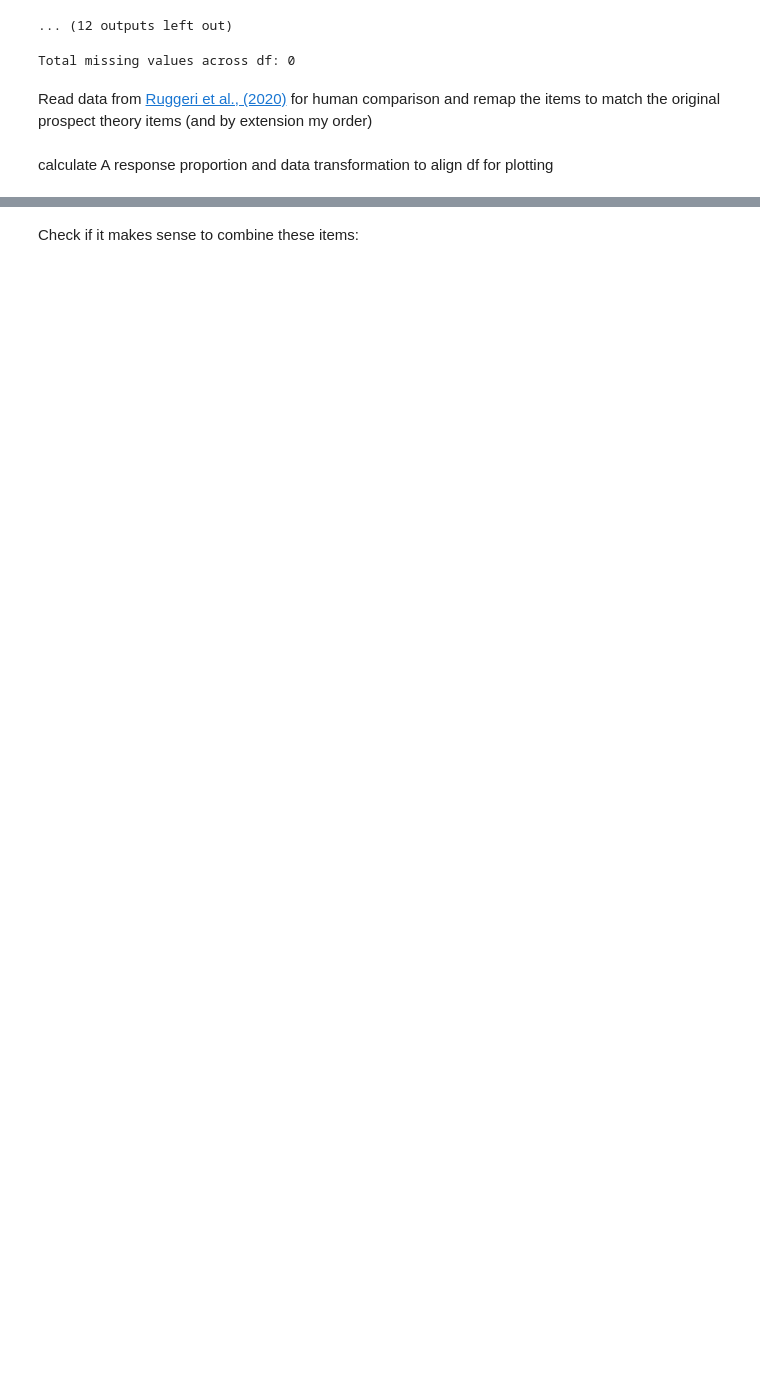
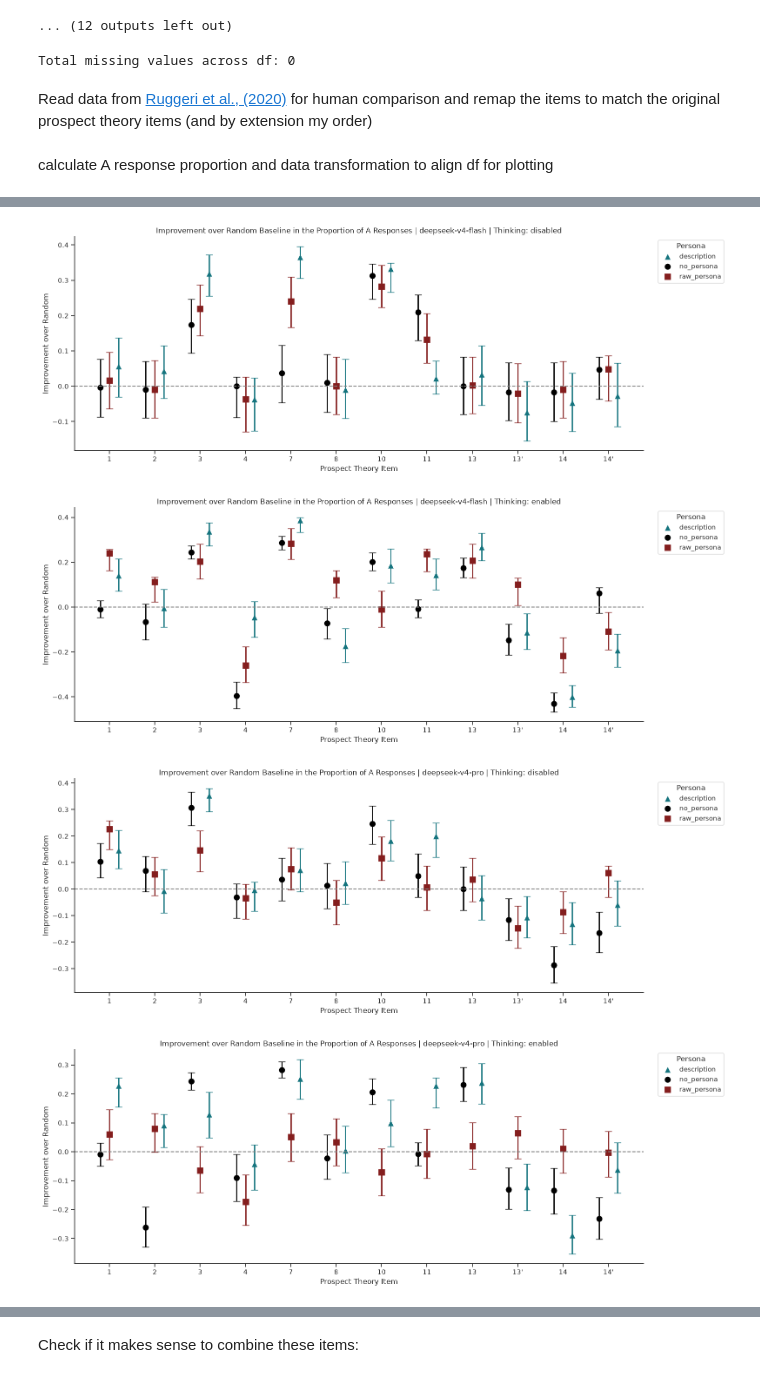
Before and after one commit to DanielSchipfer/The-Parrot-in-the-Machine-Simulating-Human-Behavior-with-Large-Language-Models, a Jupyter notebook: code/evaluation/risk_aversion_evaluation.ipynb, the cells around one changed output, grey strips where cells are left out. Saved outputs shown, nothing was run; the diff lists cells and outputs as text; code cells hidden in the pictures; blank space fills up the shorter version.

```diff
--- a/code/evaluation/risk_aversion_evaluation.ipynb
+++ b/code/evaluation/risk_aversion_evaluation.ipynb
@@ -851 +886,8 @@ for (llm, thinking), group_df in bootstrap_summary.groupby(["llm", "thinking"]):
+# %%
+plot_item_level_results("improvement_over_random", "Improvement over Random", "Improvement over Random Baseline in the Proportion of A Responses")
+# %% [output]
+[figure, added]
+[figure, added]
+[figure, added]
+[figure, added]
 # %%
```
Also changed, not shown: parts of 25 cells of this notebook.
